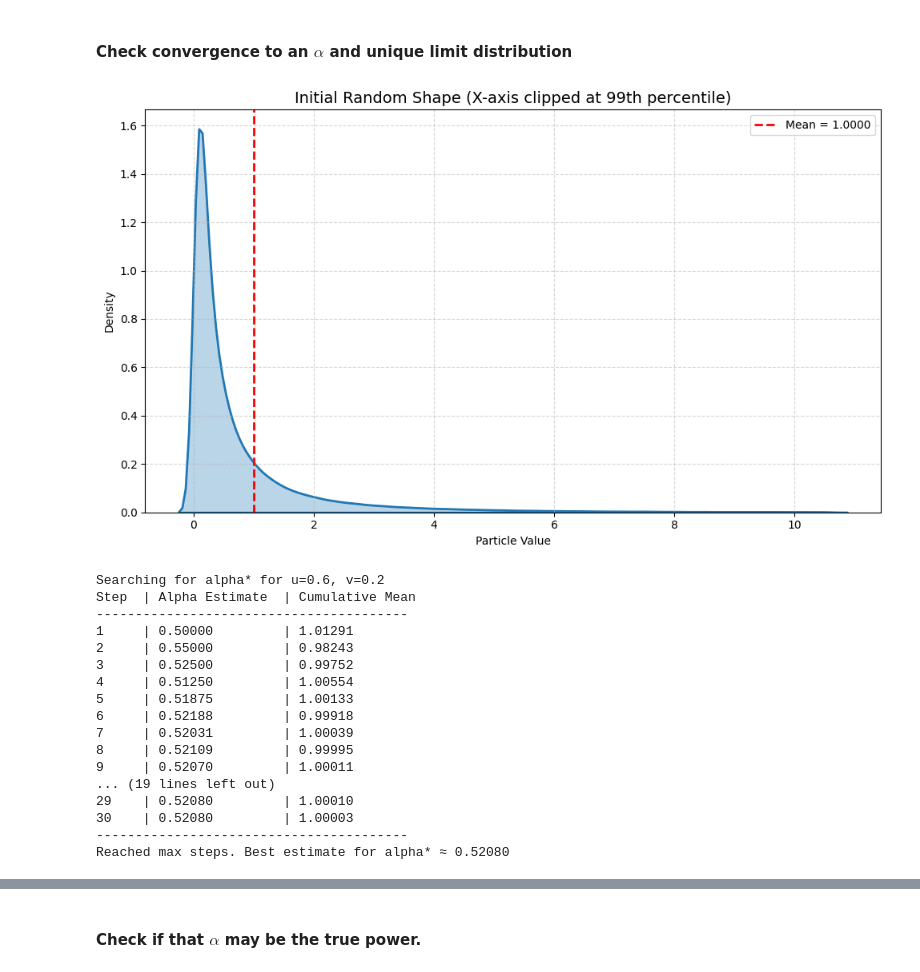
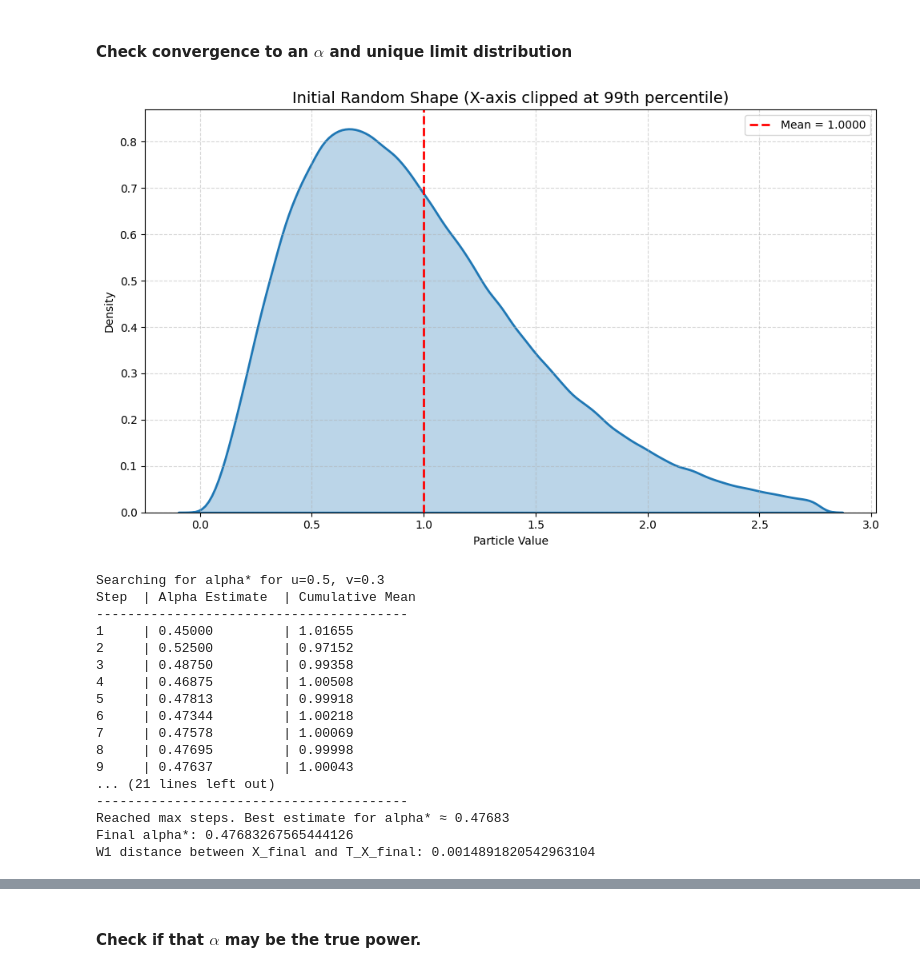
Before and after one commit to mintcd/m2-bezout, a Jupyter notebook: internship/src/notebooks/fixed_point.ipynb, the cells around one changed output, grey strips where cells are left out. Saved outputs shown, nothing was run; the diff lists cells and outputs as text; code cells hidden in the pictures.

```diff
--- a/internship/src/notebooks/fixed_point.ipynb
+++ b/internship/src/notebooks/fixed_point.ipynb
@@ -29,28 +29,29 @@ class MeanOneGenerator:
             (stats.lognorm, {'s': lambda: np.random.uniform(0.5, 2.0)}),  # Heavy right tail
             (stats.gamma, {'a': lambda: np.random.uniform(0.5, 5.0)}),    # Flexible skew
             (stats.weibull_min, {'c': lambda: np.random.uniform(0.5, 2.0)}), # Extreme value
-            (stats.halfcauchy, {'loc': lambda: 0, 'scale': lambda: 1})    # Extreme heavy tail
+            # (stats.halfcauchy, {'loc': lambda: 0, 'scale': lambda: 1})    # Extreme heavy tail (dont't use because it doesn't have a finite mean)
         ]
 
-    def generate_uniform_shape(self):
+    def generate_uniform_shape(self, width=None):
       """Generates a uniform distribution with random variance, projected to mean 1."""
 
-      width = np.random.uniform(low=0.1, high=0.99)
+      if width is None:
+          width = np.random.uniform(low=0.1, high=0.99)
 
       Z = np.random.uniform(low=1.0 - width, high=1.0 + width, size=self.size)
       X = Z / np.mean(Z)
 
-      return X, "Uniform", {"low": 1.0 - width, "high": 1.0 + width}
+      return X, "uniform", {"low": 1.0 - width, "high": 1.0 + width}
 
-    def generate_custom_shape(self, shape: Literal["uniform", "lognorm", "gamma", "dirac"]):
+    def generate_custom_shape(self, shape: Literal["uniform", "lognorm", "gamma", "dirac", "weibull_min"]):
         if shape == "uniform":
             return self.generate_uniform_shape()
         elif shape == "dirac":
             # Generate a Dirac delta distribution (all values are 1)
             X = np.ones(self.size)
-            return X, "Dirac", {}
+            return X, "dirac", {}
         else:
-            dist_class, param_generators = self.distribution_bank[{"lognorm": 0, "gamma": 1, "weibull_min": 2, "halfcauchy": 3}[shape]]
+            dist_class, param_generators = self.distribution_bank[{"lognorm": 0, "gamma": 1, "weibull_min": 2}[shape]]
 
             # Evaluate the random parameters
             params = {k: v() for k, v in param_generators.items()}
@@ -247,33 +247,37 @@ def find_alpha(u, v, X_init, lower, upper, tolerance=1e-10, max_steps=15):
 # %%
 generator = MeanOneGenerator(size=1000000)
 X_init,_,_ = generator.generate_random_shape()
 plot_distribution(X_init, title="Initial Random Shape", clip_percentile=99)
 
-u, v = 0.6, 0.2
+u, v = 0.5, 0.3
 
 lower = 2*u + v - 1
 upper  = 2*(u+v) - 1
 
 alpha_star, X_final = find_alpha(u, v, X_init, lower=lower, upper=upper, max_steps=30)
+T_X_final = apply_T(X_final, u, v, alpha_star)
 
-plot_distribution(X_final, title=f"Final Distribution at alpha*={alpha_star:.5f} for uniform X", clip_percentile=99)
-plot_distribution(apply_T(X_final, u, v, alpha_star), title=f"Final Distribution for $T_{{\\alpha^*}}(X)$", clip_percentile=99)
+print(f"Final alpha*: {alpha_star}")
+print(f"W1 distance between X_final and T_X_final: {wasserstein(X_final, T_X_final)}")
+
+plot_distribution(X_final, title=f"Final Distribution at alpha*={alpha_star} for uniform X", clip_percentile=99)
+plot_distribution(T_X_final, title=f"Final Distribution for $T_{{\\alpha^*}}(X)$", clip_percentile=99)
 # %% [output]
-[figure, old version]
+[figure, new version]
-Searching for alpha* for u=0.6, v=0.2
+Searching for alpha* for u=0.5, v=0.3
 Step  | Alpha Estimate  | Cumulative Mean
 ----------------------------------------
-1     | 0.50000         | 1.01291
-2     | 0.55000         | 0.98243
-3     | 0.52500         | 0.99752
-4     | 0.51250         | 1.00554
-5     | 0.51875         | 1.00133
-6     | 0.52188         | 0.99918
-7     | 0.52031         | 1.00039
-8     | 0.52109         | 0.99995
-9     | 0.52070         | 1.00011
-... (19 lines left out)
-29    | 0.52080         | 1.00010
-30    | 0.52080         | 1.00003
+1     | 0.45000         | 1.01655
+2     | 0.52500         | 0.97152
+3     | 0.48750         | 0.99358
+4     | 0.46875         | 1.00508
+5     | 0.47813         | 0.99918
+6     | 0.47344         | 1.00218
+7     | 0.47578         | 1.00069
+8     | 0.47695         | 0.99998
+9     | 0.47637         | 1.00043
+... (21 lines left out)
 ----------------------------------------
-Reached max steps. Best estimate for alpha* ≈ 0.52080
+Reached max steps. Best estimate for alpha* ≈ 0.47683
+Final alpha*: 0.47683267565444126
+W1 distance between X_final and T_X_final: 0.0014891820542963104
```
Also changed, not shown: parts of 19 cells of this notebook, 16 other files.
